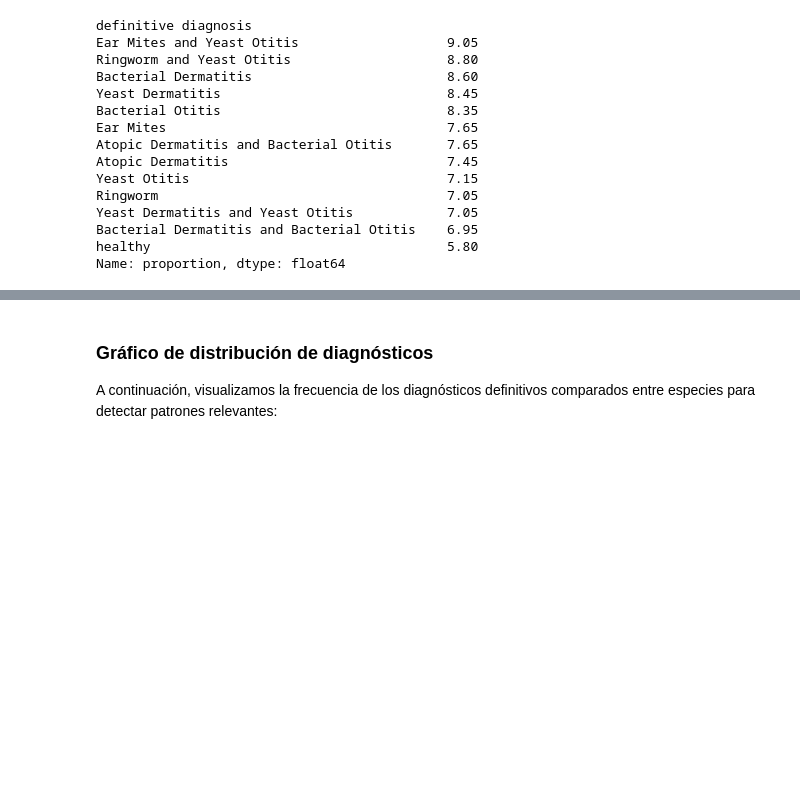
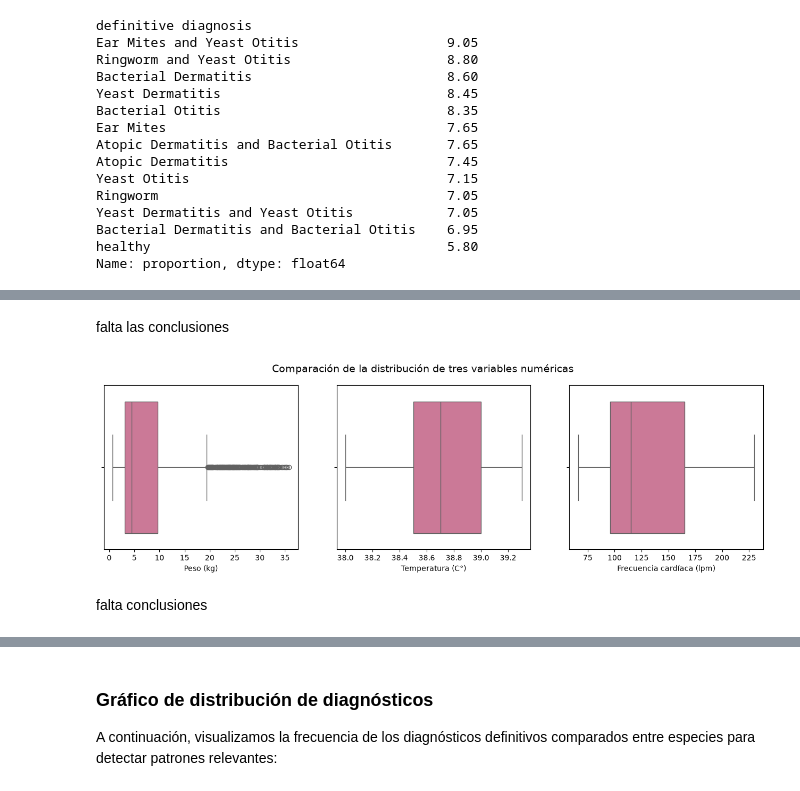
Before and after one commit to juanacebreiros2-ai/TP-PYTONH, a Jupyter notebook: pruebaDataset10.ipynb, the cells around one changed output, grey strips where cells are left out. Saved outputs shown, nothing was run; the diff lists cells and outputs as text; code cells hidden in the pictures; blank space fills up the shorter version.

```diff
--- a/pruebaDataset10.ipynb
+++ b/pruebaDataset10.ipynb
@@ -168,0 +242,39 @@ En esta sección analizaremos los datos agrupados por especie y sexo, estudiarem
+# %% [markdown]
+falta las conclusiones
+# %%
+def plot_boxplots_univariado(df):
+    '''
+    Grafica los boxplots de peso, temperatura
+    y frecuencia cardíaca de los pacientes.
+    '''
+
+    # Boxplots
+    plt.figure(figsize=(16, 4))
+
+    # Subplot Boxplot peso
+    plt.subplot(1, 3, 1)
+    sns.boxplot(data=df, x='weight', color='#d96b93')
+    plt.xlabel('Peso (kg)')
+
+    # Subplot Boxplot temperatura
+    plt.subplot(1, 3, 2)
+    sns.boxplot(data=df, x='temperature', color='#d96b93')
+    plt.xlabel('Temperatura (C°)')
+
+    # Subplot Boxplot frecuencia cardíaca
+    plt.subplot(1, 3, 3)
+    sns.boxplot(data=df, x='heart rate', color='#d96b93')
+    plt.xlabel('Frecuencia cardíaca (lpm)')
+
+    # Título general centrado
+    plt.suptitle(
+        'Comparación de la distribución de tres variables numéricas',
+        fontsize=14,
+        ha='center'
+    )
+# %%
+plot_boxplots_univariado(df)
+# %% [output]
+[figure, added]
+# %% [markdown]
+falta conclusiones
```
Also changed, not shown: parts of 30 cells of this notebook.
